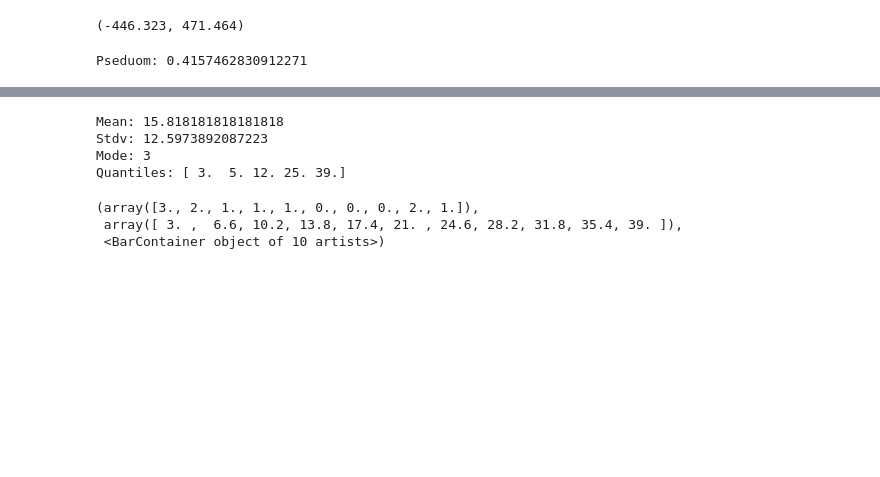
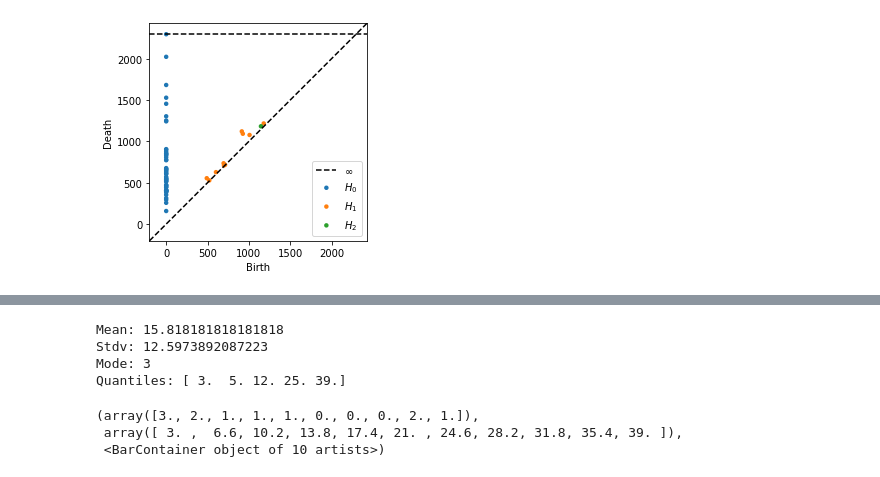
Before and after one commit to BVanDeWater/625.687, a Jupyter notebook: Notebooks/Segments_Timbre.ipynb, the cells around one changed output, grey strips where cells are left out. Cells and saved outputs as stored; diff of their text form; code cells hidden in the pictures; blank space fills up the shorter version.

```diff
--- a/Notebooks/Segments_Timbre.ipynb
+++ b/Notebooks/Segments_Timbre.ipynb
@@ -31,23 +11,3 @@ year
-# %%
-'''
-Find range of timbre
-'''
-
-def normalize_segments_timbre(segments_timbre_column):
-    minimum = segments_timbre_column.iloc[0][0][0]
-    maximum = segments_timbre_column.iloc[0][0][0]
-    for series in segments_timbre_column:
-        for vector in series:
-            for score in vector:
-                if score > maximum:
-                    maximum = score
-                if score < minimum:
-                    minimum = score
-    return minimum, maximum
-
-normalize_segments_timbre(df["segments_timbre"])
-# %% [output]
-(-446.323, 471.464)
 # %%
 '''
 Vectorize segments_timbre
@@ -55,6 +15,19 @@ Vectorize segments_timbre
 import collections
 import numpy as np
 from scipy.stats import entropy
+
+def normalize_segments_timbre(segments_timbre_column):\
+    """ Find value range for timbre """
+    minimum = segments_timbre_column.iloc[0][0][0]
+    maximum = segments_timbre_column.iloc[0][0][0]
+    for series in segments_timbre_column:
+        for vector in series:
+            for score in vector:
+                if score > maximum:
+                    maximum = score
+                if score < minimum:
+                    minimum = score
+    return minimum, maximum
 
 def segments_timbre_distribution(timbre_vector, minimum, maximum):
     """
@@ -128,5 +101,4 @@ def vectorize_segments_timbre_average(timbre_vector, minimum, maximum):
             return_vector.append(tone_percentiles[i][j])
     for i in range(len(return_vector)):
         if not isinstance(return_vector[i], float) or np.isnan(return_vector[i]):
-            return_vector[i] = 0.
     return return_vector
@@ -139,10 +107,13 @@ subdf = df[["year", "segments_timbre"]]
 subdf = subdf[subdf["year"] != 0]
 
 minimum, maximum = normalize_segments_timbre(subdf["segments_timbre"])
-timbre_features = [vectorize_segments_timbre_average(x, minimum, maximum) for x in subdf["segments_timbre"]]
+timbre_features = [vectorize_segments_timbre_average(x, minimum, maximum) +
+                   segments_timbre_distribution(x, minimum, maximum)
+                   for x in subdf["segments_timbre"]]
 subdf["timbre_features"] = timbre_features
 # %%
 import Metrics
+import numpy as np
 
 mf = Metrics.Metric() # metric factory
 metrics_df = []
@@ -154,5 +125,13 @@ for index1, row1 in subdf.iterrows():
         score = mf.L_2_norm(row1["timbre_features"], row2["timbre_features"])
         metric_scores.append(score)
     metrics_df.append(metric_scores)
+
+metrics_df = np.asarray(metrics_df)
-# %% [output]
-Pseduom: 0.4157462830912271
+# %%
+from ripser import ripser
+from persim import plot_diagrams
+
+res = ripser(metrics_df, distance_matrix=True, maxdim=2)
+plot_diagrams(res['dgms'], show=True)
+# %% [output]
+[figure, added]
```
Also changed, not shown: parts of 6 cells of this notebook, 4 other files.
